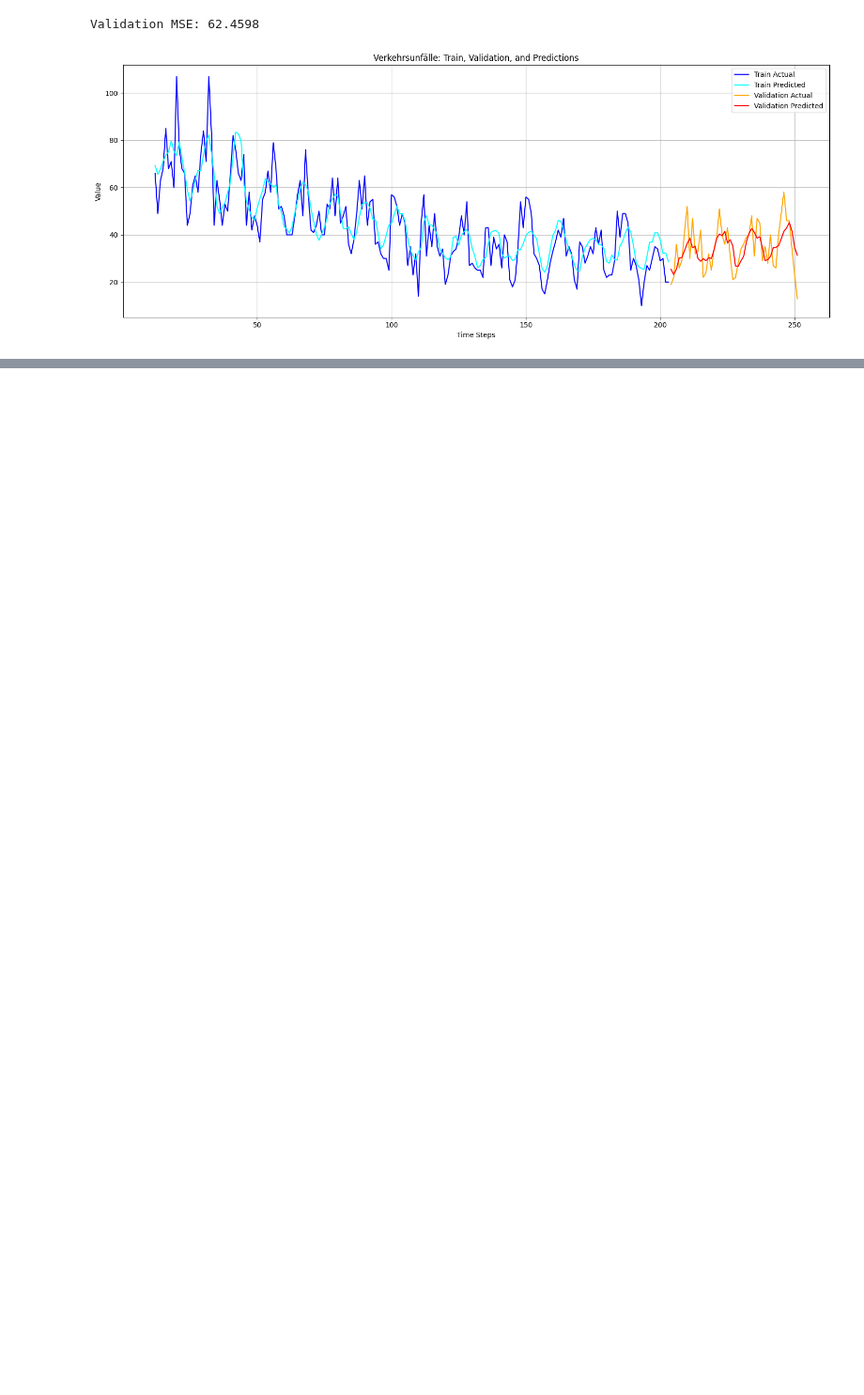
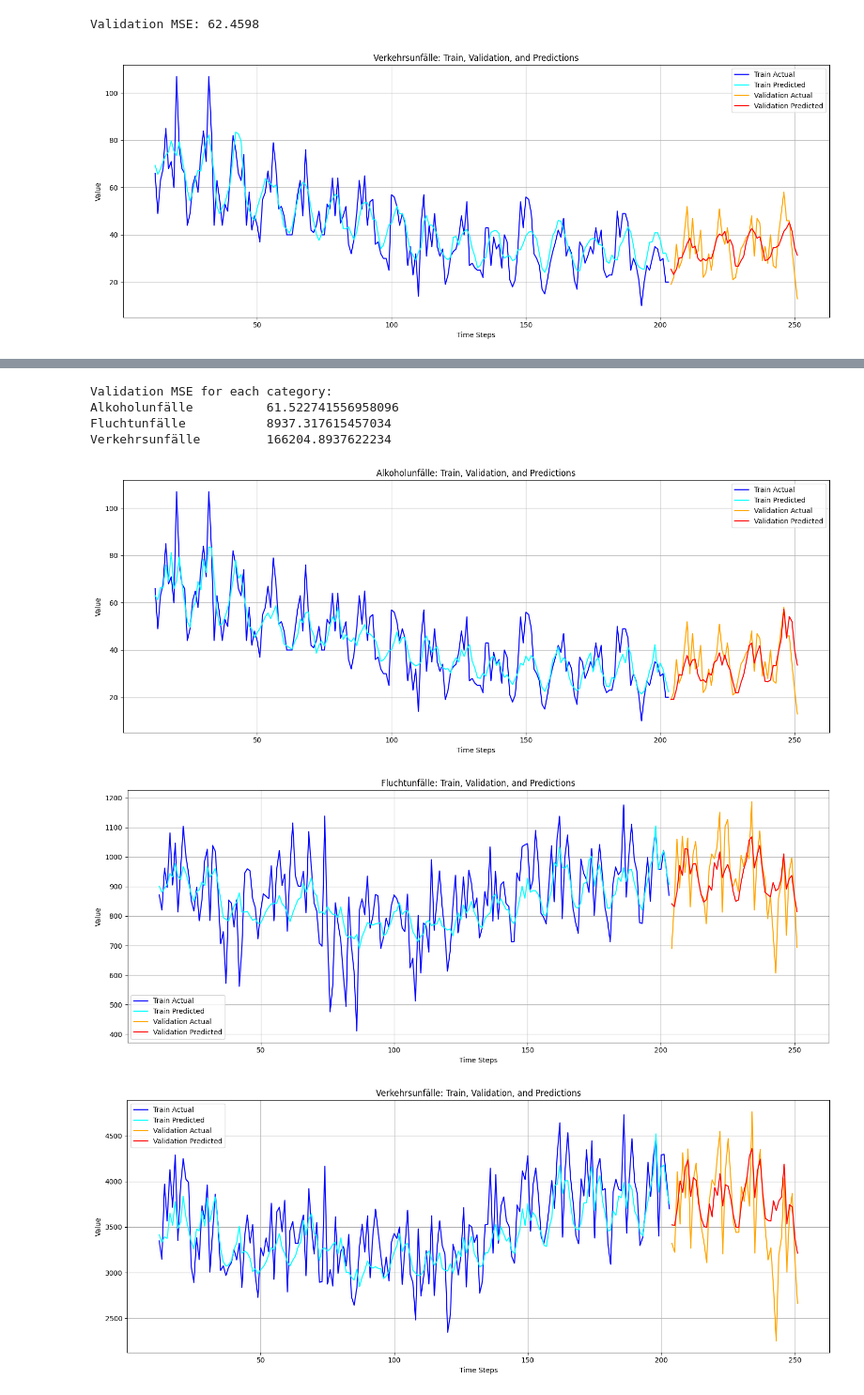
Before and after one commit to RainTreeCrow/DPS-AI-Challenge, a Jupyter notebook: AI_Model.ipynb, the cells around one changed output, grey strips where cells are left out. Shown at 94% size. Cells and saved outputs as stored; diff of their text form; code cells hidden in the pictures; blank space fills up the shorter version.

```diff
--- a/AI_Model.ipynb
+++ b/AI_Model.ipynb
@@ -512,0 +566,51 @@ Validation MSE: 62.4598
+# %%
+# Evaluate the model
+
+# Predict on training data
+train_predictions = model.predict(X_train, verbose=0)
+train_predictions = scaler.inverse_transform(train_predictions)  # Convert back to original scale
+y_train_original = scaler.inverse_transform(y_train)
+
+# Predict on validation data
+val_predictions = model.predict(X_val, verbose=0)
+val_predictions = scaler.inverse_transform(val_predictions)  # Convert back to original scale
+y_val_original = scaler.inverse_transform(y_val)
+
+# Calculate Validation MSE for each category
+print("Validation MSE for each category:")
+for i, column in enumerate(wide_data.columns):
+    val_mse = mean_squared_error(y_val_original[:, i], val_predictions[:, i])
+    print(f"{column}\t\t{val_mse}")
+
+# Plot Train, Validation, and Predictions for each category
+for i, category in enumerate(wide_data.columns):
+    # Plot for each category
+    plt.figure(figsize=(15, 6))
+
+    # Plot training data and predictions
+    train_index = range(look_back, len(train_predictions) + look_back)
+    plt.plot(train_index, y_train_original[:, i], label='Train Actual', color='blue')
+    plt.plot(train_index, train_predictions[:, i], label='Train Predicted', color='cyan')
+
+    # Plot validation data and predictions
+    val_index = range(len(train_predictions) + look_back,
+                      len(train_predictions) + len(val_predictions) + look_back)
+    plt.plot(val_index, y_val_original[:, i], label='Validation Actual', color='orange')
+    plt.plot(val_index, val_predictions[:, i], label='Validation Predicted', color='red')
+
+    # Add labels and legend
+    plt.title(f'{category}: Train, Validation, and Predictions')
+    plt.xlabel('Time Steps')
+    plt.ylabel('Value')
+    plt.legend()
+    plt.grid(True)
+    plt.tight_layout()
+    plt.show()
+# %% [output]
+Validation MSE for each category:
+Alkoholunfälle          61.522741556958096
+Fluchtunfälle           8937.317615457034
+Verkehrsunfälle         166204.8937622234
+[figure, added]
+[figure, added]
+[figure, added]
```
Also changed, not shown: parts of 2 cells of this notebook.
